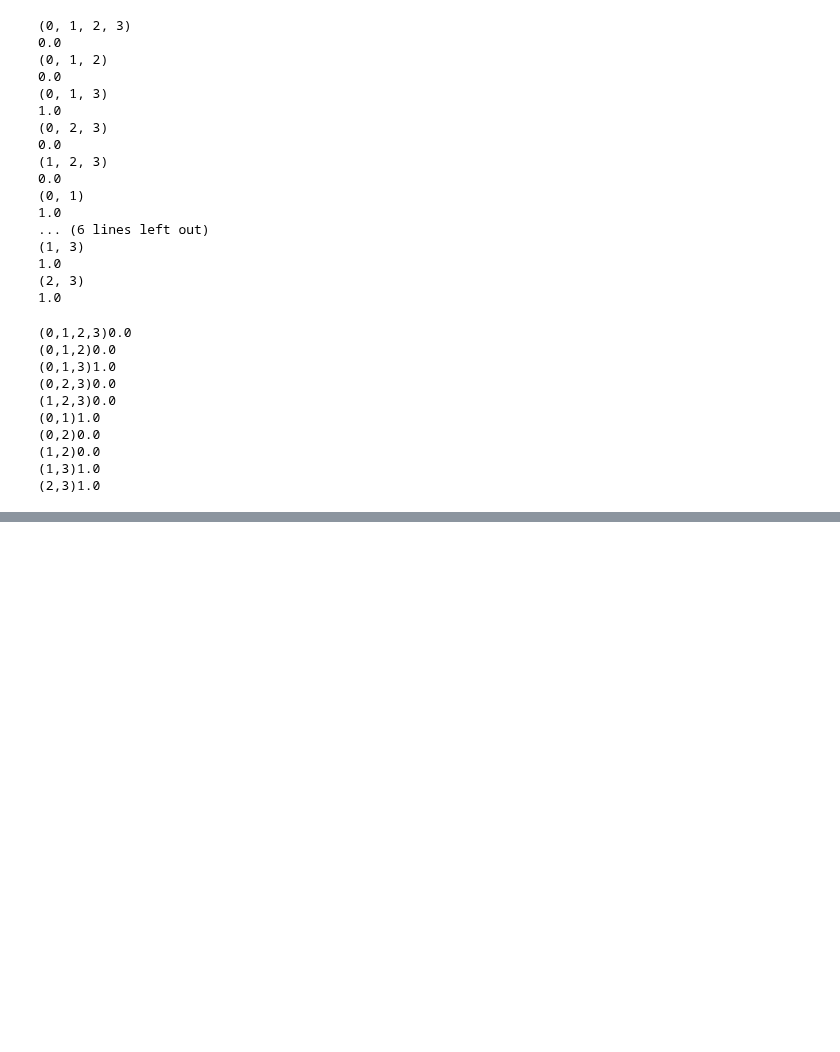
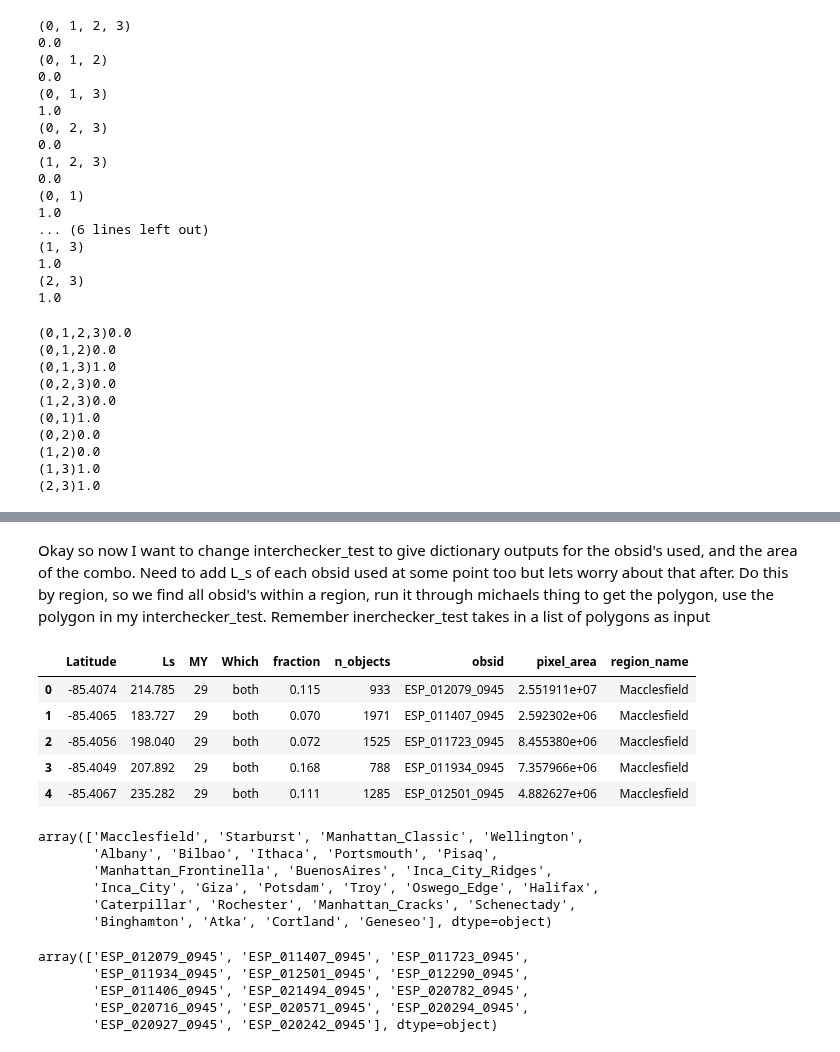
Before and after one commit to zalfalah/Honors, a Jupyter notebook: Testing Polygons.ipynb, the cells around one changed output, grey strips where cells are left out. Drawn from its saved outputs; the diff is of its cells as text; code cells hidden in the pictures; blank space fills up the shorter version.

```diff
--- a/Testing Polygons.ipynb
+++ b/Testing Polygons.ipynb
@@ -749,0 +734,13 @@ interchecker_test(polybox2)
+# %% [markdown]
+Okay so now I want to change interchecker_test to give dictionary outputs for the obsid's used, and the area of the combo.  Need to add L_s of each obsid used at some point too but lets worry about that after.  Do this by region, so we find all obsid's within a region, run it through michaels thing to get the polygon, use the polygon in my interchecker_test. Remember inerchecker_test takes in a list of polygons as input
+# %%
+olddata = pd.read_csv("n_obj_df.csv")
+# %%
+olddata.head()
+# %% [output]
+|  | Latitude | Ls | MY | Which | fraction | n_objects | obsid | pixel_area | region_name |
+| 0 | -85.4074 | 214.785 | 29 | both | 0.115 | 933 | ESP_012079_0945 | 2.551911e+07 | Macclesfield |
+| 1 | -85.4065 | 183.727 | 29 | both | 0.070 | 1971 | ESP_011407_0945 | 2.592302e+06 | Macclesfield |
+| 2 | -85.4056 | 198.040 | 29 | both | 0.072 | 1525 | ESP_011723_0945 | 8.455380e+06 | Macclesfield |
+| 3 | -85.4049 | 207.892 | 29 | both | 0.168 | 788 | ESP_011934_0945 | 7.357966e+06 | Macclesfield |
+| 4 | -85.4067 | 235.282 | 29 | both | 0.111 | 1285 | ESP_012501_0945 | 4.882627e+06 | Macclesfield |
@@ -749,0 +750,10 @@ interchecker_test(polybox2)
+# %%
+allregion = olddata.region_name.unique()
+allregion
+# %% [output]
+array(['Macclesfield', 'Starburst', 'Manhattan_Classic', 'Wellington',
+       'Albany', 'Bilbao', 'Ithaca', 'Portsmouth', 'Pisaq',
+       'Manhattan_Frontinella', 'BuenosAires', 'Inca_City_Ridges',
+       'Inca_City', 'Giza', 'Potsdam', 'Troy', 'Oswego_Edge', 'Halifax',
+       'Caterpillar', 'Rochester', 'Manhattan_Cracks', 'Schenectady',
+       'Binghamton', 'Atka', 'Cortland', 'Geneseo'], dtype=object)
@@ -749,0 +783,8 @@ interchecker_test(polybox2)
+# %%
+olddata[olddata['region_name'] == 'Macclesfield'].obsid.unique()
+# %% [output]
+array(['ESP_012079_0945', 'ESP_011407_0945', 'ESP_011723_0945',
+       'ESP_011934_0945', 'ESP_012501_0945', 'ESP_012290_0945',
+       'ESP_011406_0945', 'ESP_021494_0945', 'ESP_020782_0945',
+       'ESP_020716_0945', 'ESP_020571_0945', 'ESP_020294_0945',
+       'ESP_020927_0945', 'ESP_020242_0945'], dtype=object)
```
Also changed, not shown: parts of 26 cells of this notebook, 2 other files.
